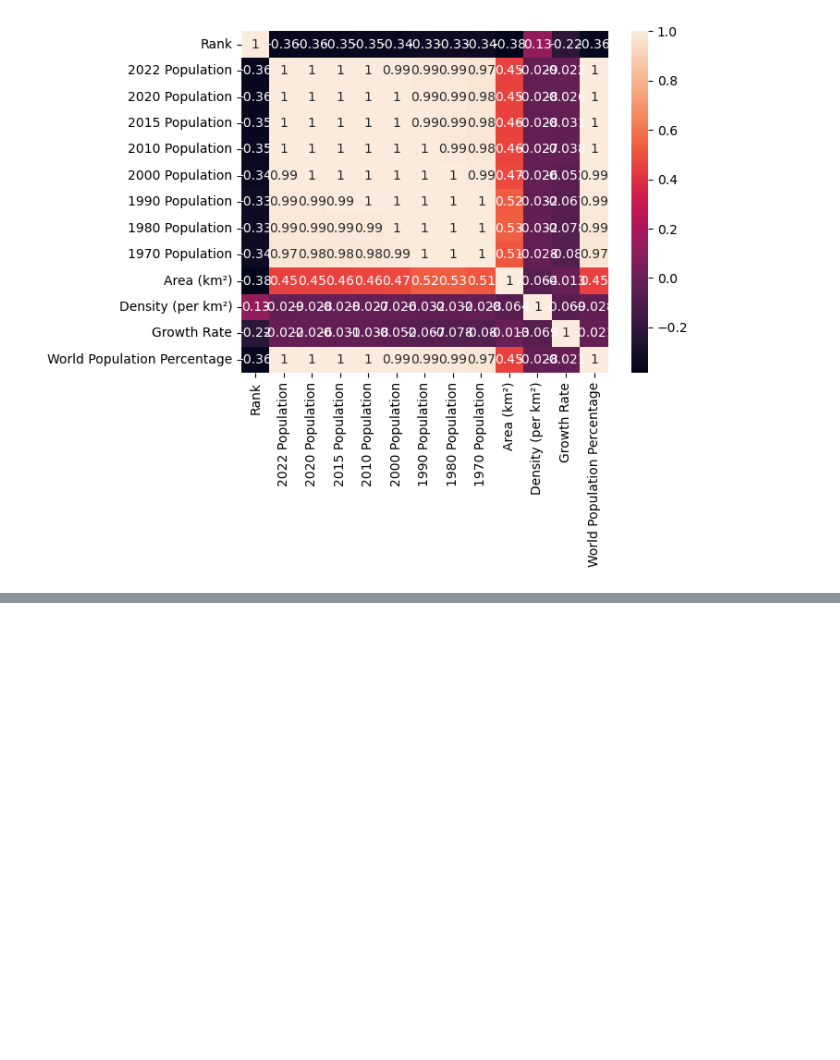
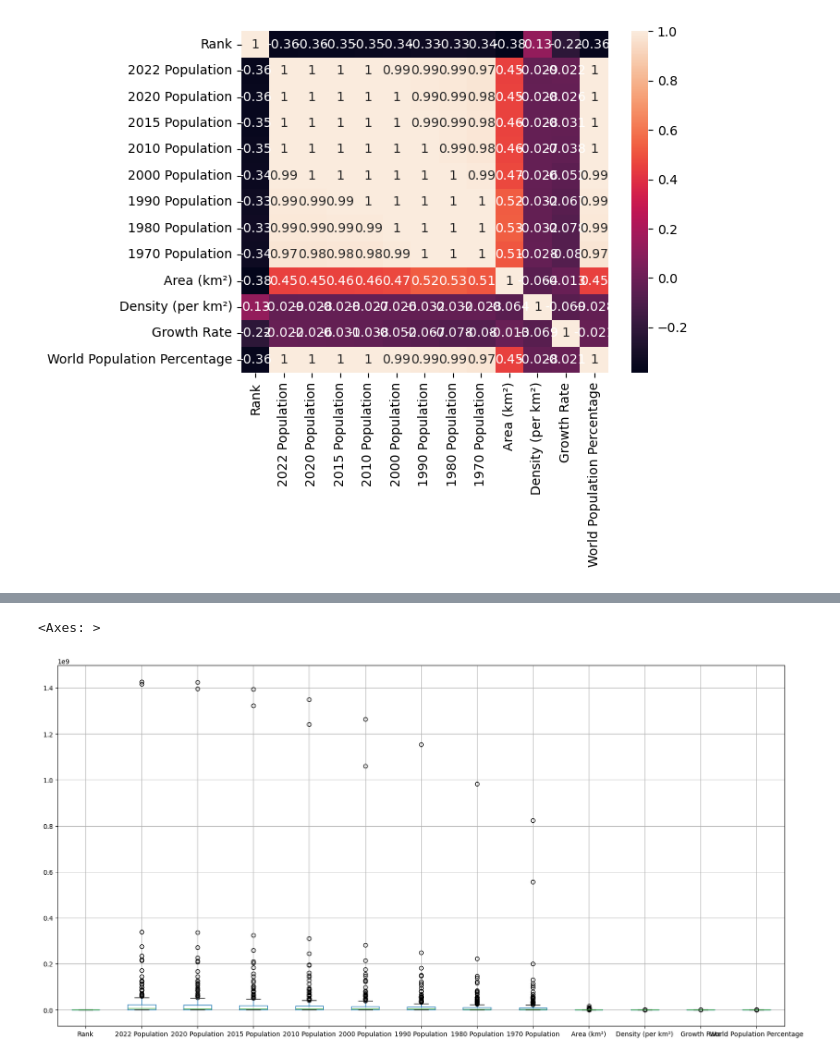
Before and after one commit to MarsIfeanyi/Exploratory-Data-Analysis, a Jupyter notebook: Exploratory_Data_Analysis_With_Pandas.ipynb, the cells around one changed output, grey strips where cells are left out. Saved outputs shown, nothing was run; the diff lists cells and outputs as text; code cells hidden in the pictures; blank space fills up the shorter version.

```diff
--- a/Exploratory_Data_Analysis_With_Pandas.ipynb
+++ b/Exploratory_Data_Analysis_With_Pandas.ipynb
@@ -167,0 +210,5 @@ df[df['Continent'].str.contains('Oceania')]
+# %%
+df.boxplot(figsize=(20,10))
+# %% [output]
+<Axes: >
+[figure, added]
```
Also changed, not shown: parts of 5 cells of this notebook.
